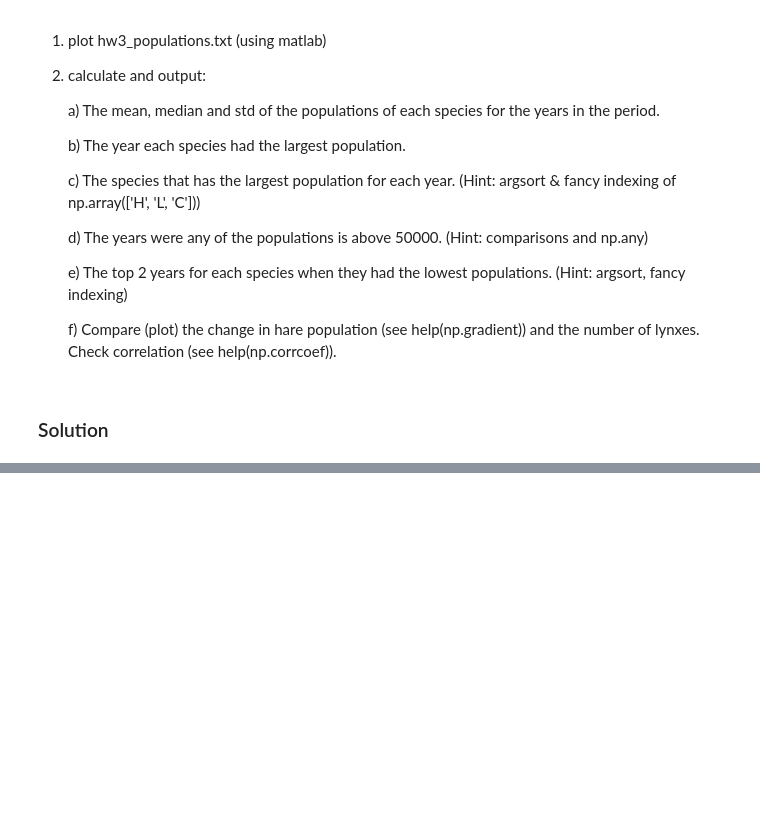
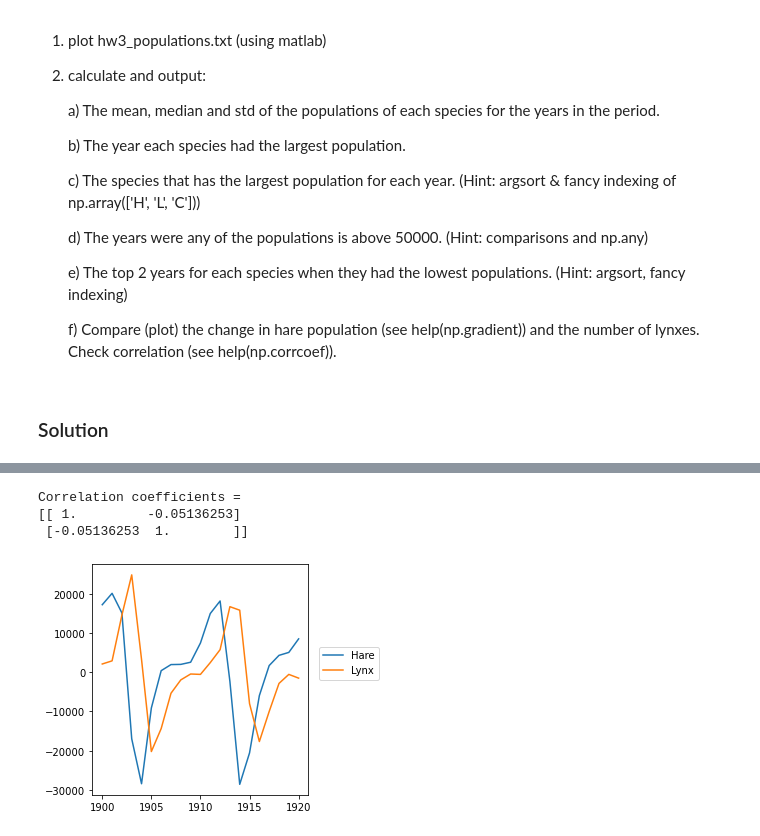
Before and after one commit to SissiChen17/astr3890, a Jupyter notebook: homework_notebooks/homework_3.ipynb, the cells around one changed output, grey strips where cells are left out. Drawn from its saved outputs; the diff is of its cells as text; code cells hidden in the pictures; blank space fills up the shorter version.

```diff
--- a/homework_notebooks/homework_3.ipynb
+++ b/homework_notebooks/homework_3.ipynb
@@ -53,0 +210,17 @@ create a Python script to
+# %%
+plt.axes([0.2, 0.1, 0.5, 0.8])
+
+a = np.gradient(hare)
+plt.plot(year, a)
+
+b = np.gradient(lynx)
+plt.plot(year, b)
+
+plt.legend(('Hare', 'Lynx'), loc=(1.05, 0.5))
+print('Correlation coefficients = ')
+print(np.corrcoef(a, b))
+# %% [output]
+Correlation coefficients =
+[[ 1.         -0.05136253]
+ [-0.05136253  1.        ]]
+[figure, added]
```
Also changed, not shown: parts of 6 cells of this notebook, 1 other file.
